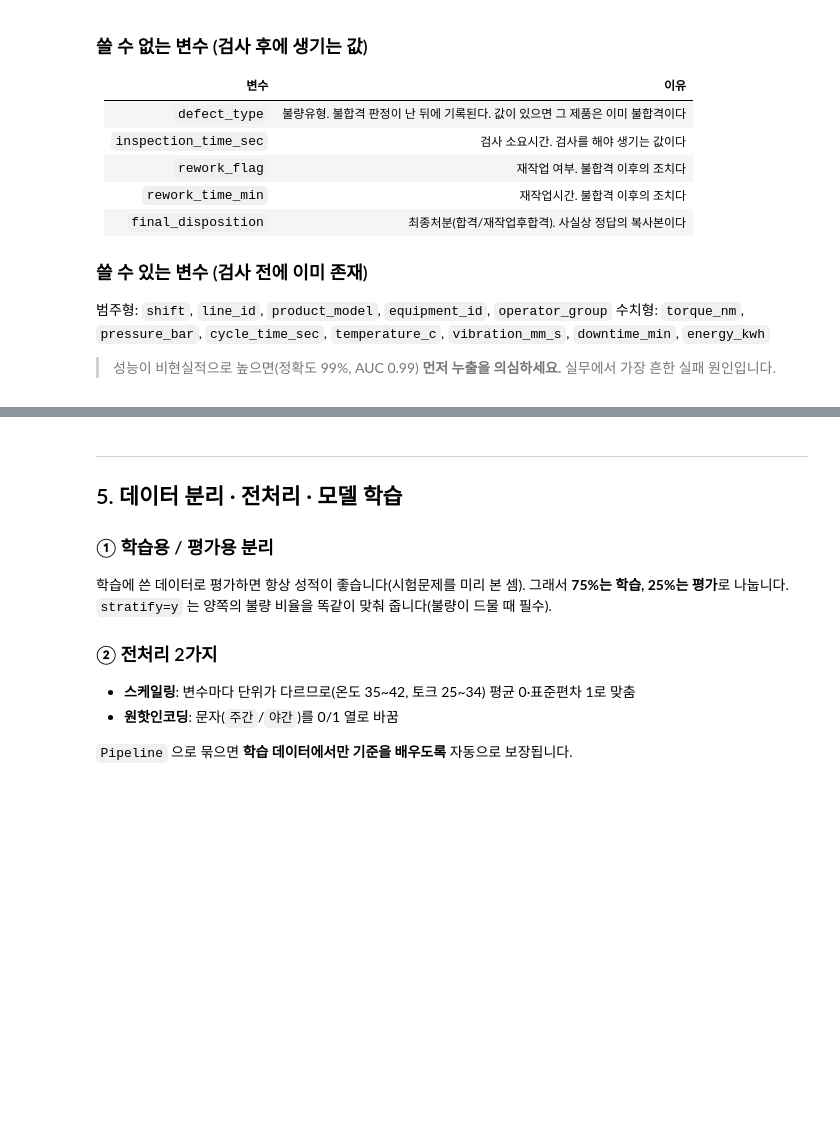
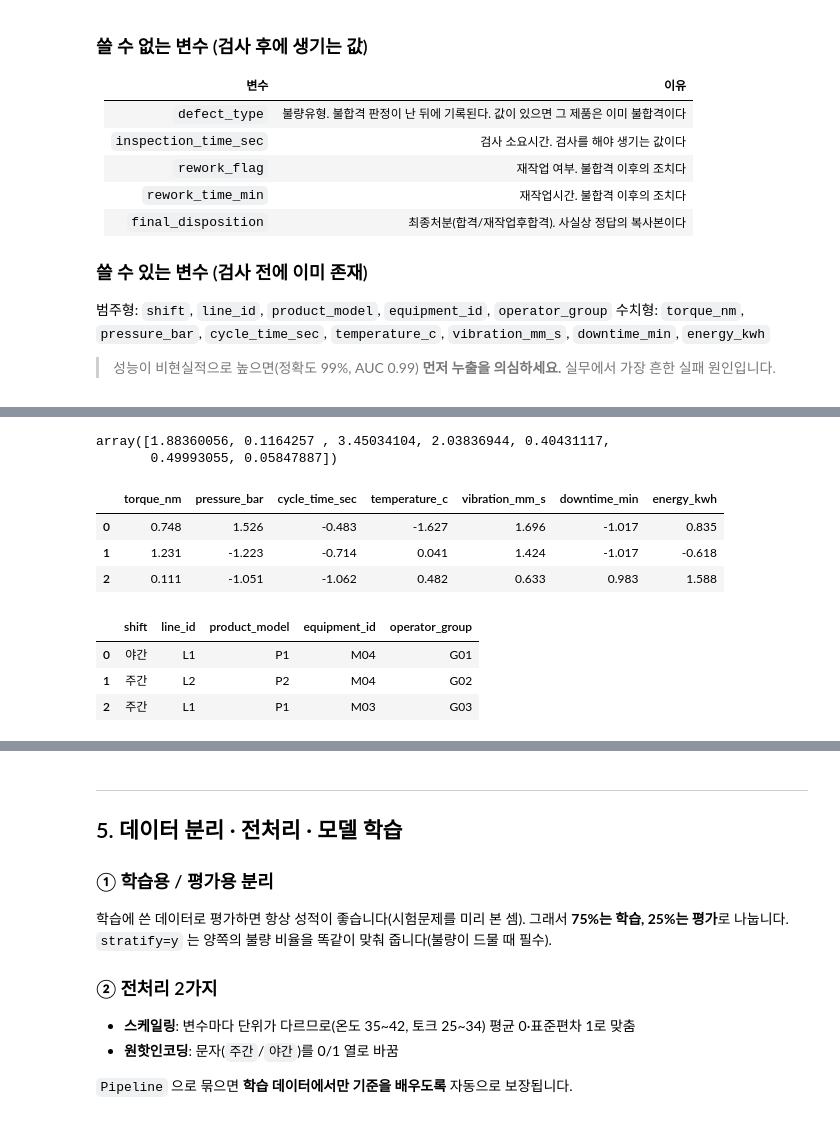
Before and after one commit to juneekk01/K-NewDeal-Academy, a Jupyter notebook: N01-2_전처리_머신러닝_성능평가.ipynb, the cells around one changed output, grey strips where cells are left out. Cells and saved outputs as stored; diff of their text form; code cells hidden in the pictures; blank space fills up the shorter version.

```diff
--- a/N01-2_전처리_머신러닝_성능평가.ipynb
+++ b/N01-2_전처리_머신러닝_성능평가.ipynb
@@ -214,0 +298,19 @@ print(df.isna().sum()[lambda s: s > 0].to_string())
+# %%
+sc.scale_
+# %% [output]
+array([1.88360056, 0.1164257 , 3.45034104, 2.03836944, 0.40431117,
+       0.49993055, 0.05847887])
+# %%
+X[numeric_features][:3]
+# %% [output]
+|  | torque_nm | pressure_bar | cycle_time_sec | temperature_c | vibration_mm_s | downtime_min | energy_kwh |
+| 0 | 0.748 | 1.526 | -0.483 | -1.627 | 1.696 | -1.017 | 0.835 |
+| 1 | 1.231 | -1.223 | -0.714 | 0.041 | 1.424 | -1.017 | -0.618 |
+| 2 | 0.111 | -1.051 | -1.062 | 0.482 | 0.633 | 0.983 | 1.588 |
+# %%
+X[categorical_features][:3]
+# %% [output]
+|  | shift | line_id | product_model | equipment_id | operator_group |
+| 0 | 야간 | L1 | P1 | M04 | G01 |
+| 1 | 주간 | L2 | P2 | M04 | G02 |
+| 2 | 주간 | L1 | P1 | M03 | G03 |
```
Also changed, not shown: parts of 23 cells of this notebook.
